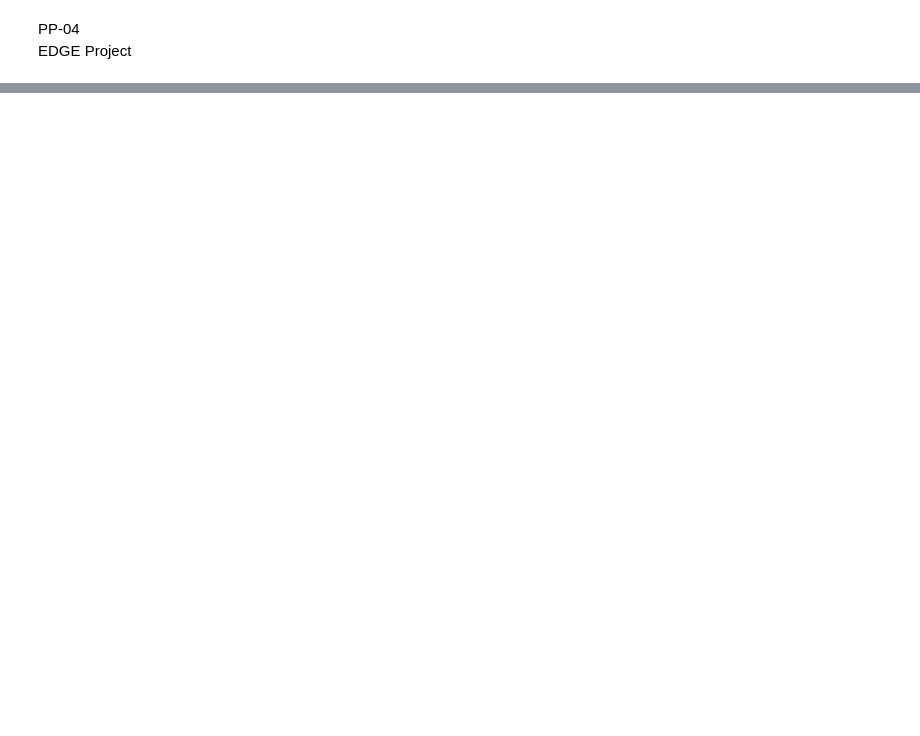
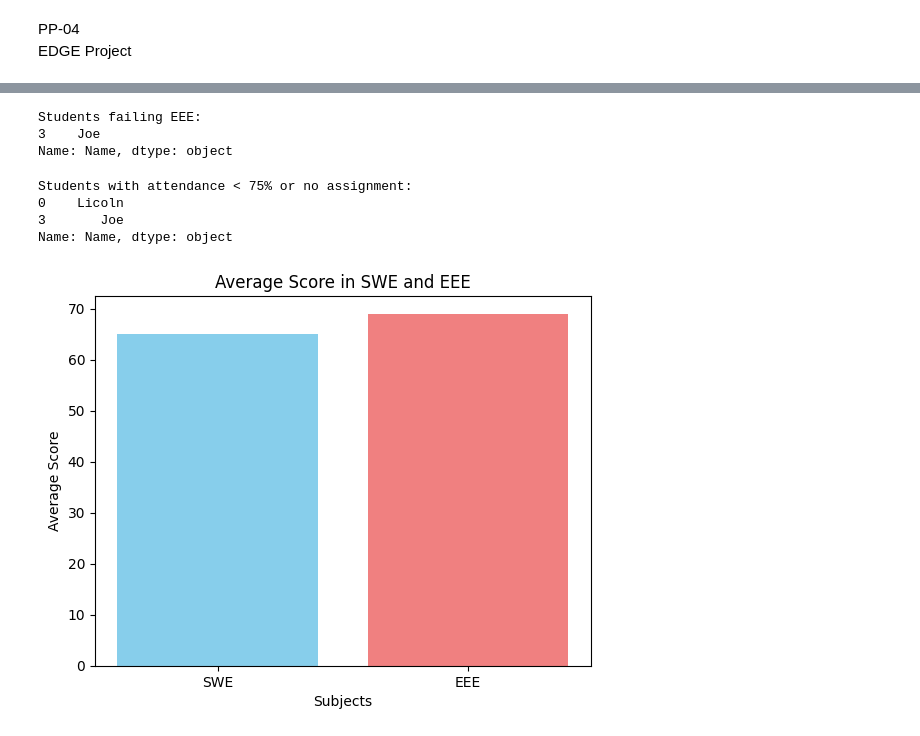
Before and after one commit to Saraf-Tasnim/EDGE-Project, a Jupyter notebook: Saraf_EDGE_Project.ipynb, the cells around one changed output, grey strips where cells are left out. Cells and saved outputs as stored; diff of their text form; code cells hidden in the pictures; blank space fills up the shorter version.

```diff
--- a/Saraf_EDGE_Project.ipynb
+++ b/Saraf_EDGE_Project.ipynb
@@ -88,0 +72,52 @@ record = {'Name' : ['Licoln', 'Hermione', 'Hester', 'Joe', 'Baz']
+# %%
+#Failing a specific subject EEE
+
+import pandas as pd
+
+df = pd.read_csv('record.csv')
+
+failing_eee = df[df['EEE'] < 50]
+
+print("Students failing EEE:")
+print(failing_eee['Name'])
+# %% [output]
+Students failing EEE:
+3    Joe
+Name: Name, dtype: object
+# %%
+#finding students with attendance < 75% or no assignment
+
+import pandas as pd
+
+df = pd.read_csv('record.csv')
+
+
+low_attendance_or_no_assignment = df[(df['Attendance percentage'] < 75) | (df['Assignment completion'] == 'no')]
+
+print("Students with attendance < 75% or no assignment:")
+print(low_attendance_or_no_assignment['Name'])
+# %% [output]
+Students with attendance < 75% or no assignment:
+0    Licoln
+3       Joe
+Name: Name, dtype: object
+# %%
+#creating a bar chart of average score in SWE an EEE in 'record'
+
+import matplotlib.pyplot as plt
+
+
+average_swe = df['SWE'].mean()
+average_eee = df['EEE'].mean()
+
+
+subjects = ['SWE', 'EEE']
+average_scores = [average_swe, average_eee]
+
+plt.bar(subjects, average_scores, color=['skyblue', 'lightcoral'])
+plt.xlabel("Subjects")
+plt.ylabel("Average Score")
+plt.title("Average Score in SWE and EEE")
+plt.show()
+# %% [output]
+[figure, added]
```
Also changed, not shown: parts of 9 cells of this notebook.
